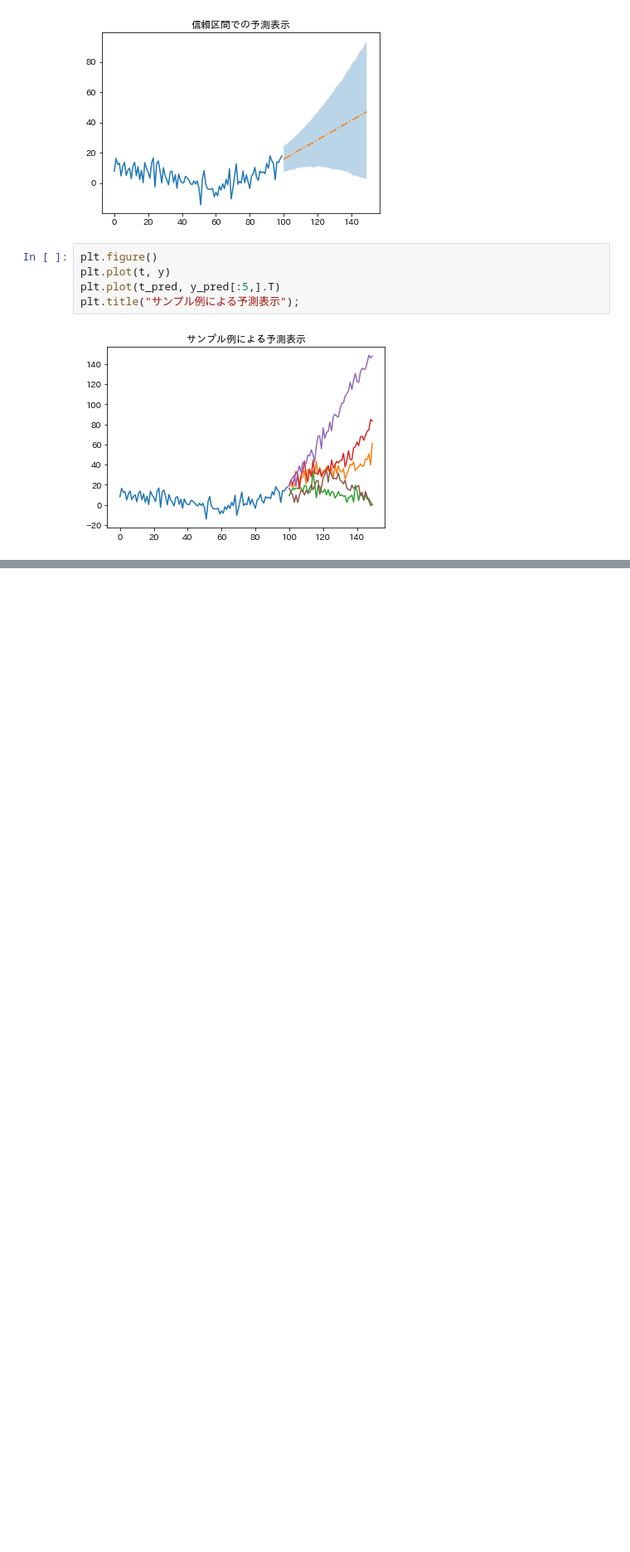
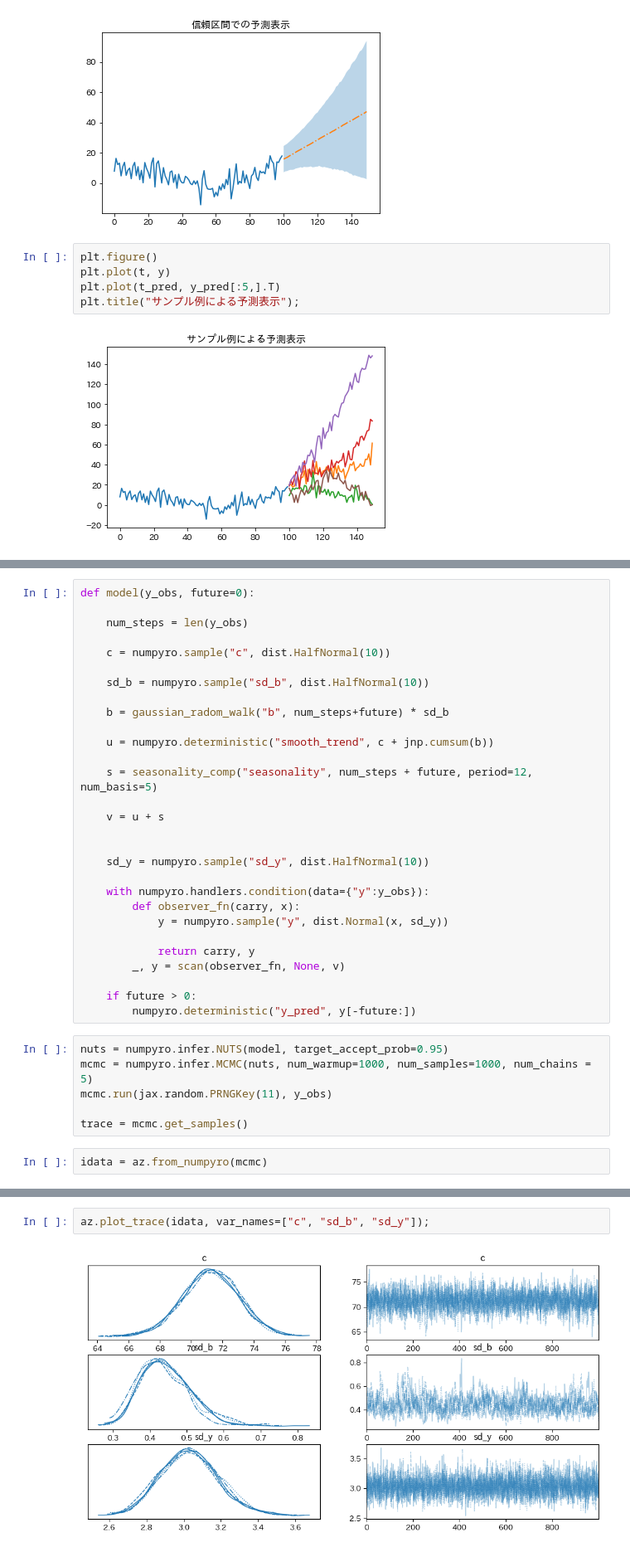
Before and after one commit to gomi-kuzu/practice_bayes_by_py, a Jupyter notebook: Ud_NPR_Ad_Sec7.ipynb, the cells around one changed output, grey strips where cells are left out. Shown at 83% size. Cells and saved outputs as stored; diff of their text form; blank space fills up the shorter version.

```diff
--- a/Ud_NPR_Ad_Sec7.ipynb
+++ b/Ud_NPR_Ad_Sec7.ipynb
@@ -158,0 +210,37 @@ plt.title("サンプル例による予測表示");
+# %%
+def model(y_obs, future=0):
+
+    num_steps = len(y_obs)
+
+    c = numpyro.sample("c", dist.HalfNormal(10))
+
+    sd_b = numpyro.sample("sd_b", dist.HalfNormal(10))
+
+    b = gaussian_radom_walk("b", num_steps+future) * sd_b
+
+    u = numpyro.deterministic("smooth_trend", c + jnp.cumsum(b))
+
+    s = seasonality_comp("seasonality", num_steps + future, period=12, num_basis=5)
+
+    v = u + s
+
+
+    sd_y = numpyro.sample("sd_y", dist.HalfNormal(10))
+
+    with numpyro.handlers.condition(data={"y":y_obs}):
+        def observer_fn(carry, x):
+            y = numpyro.sample("y", dist.Normal(x, sd_y))
+
+            return carry, y
+        _, y = scan(observer_fn, None, v)
+
+    if future > 0:
+        numpyro.deterministic("y_pred", y[-future:])
+# %%
+nuts = numpyro.infer.NUTS(model, target_accept_prob=0.95)
+mcmc = numpyro.infer.MCMC(nuts, num_warmup=1000, num_samples=1000, num_chains = 5)
+mcmc.run(jax.random.PRNGKey(11), y_obs)
+
+trace = mcmc.get_samples()
+# %%
+idata = az.from_numpyro(mcmc)
@@ -158,0 +254,4 @@ plt.title("サンプル例による予測表示");
+# %%
+az.plot_trace(idata, var_names=["c", "sd_b", "sd_y"]);
+# %% [output]
+[figure, added]
```
Also changed, not shown: parts of 24 cells of this notebook.
